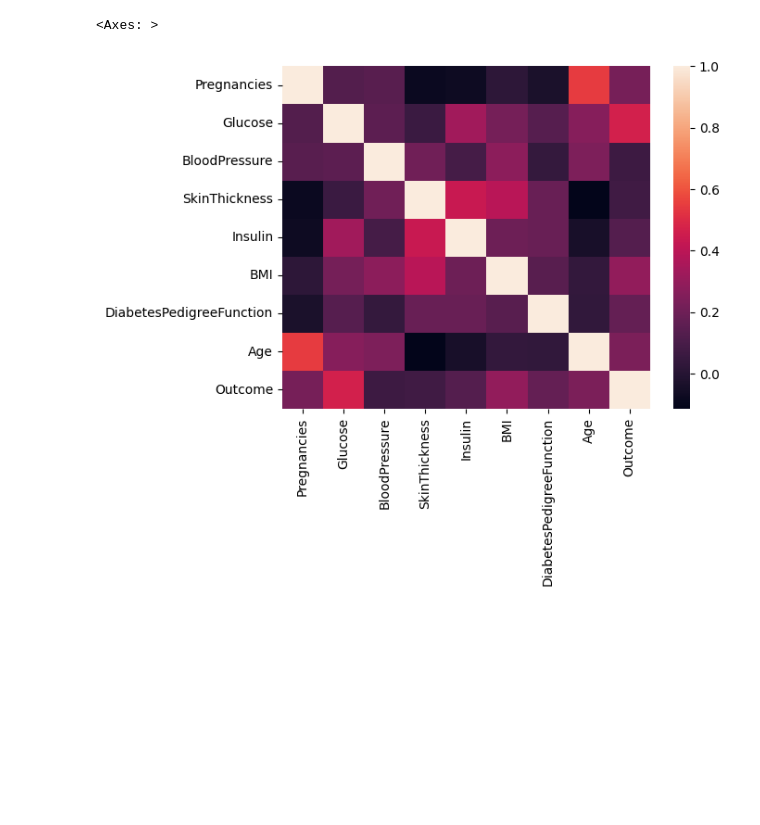
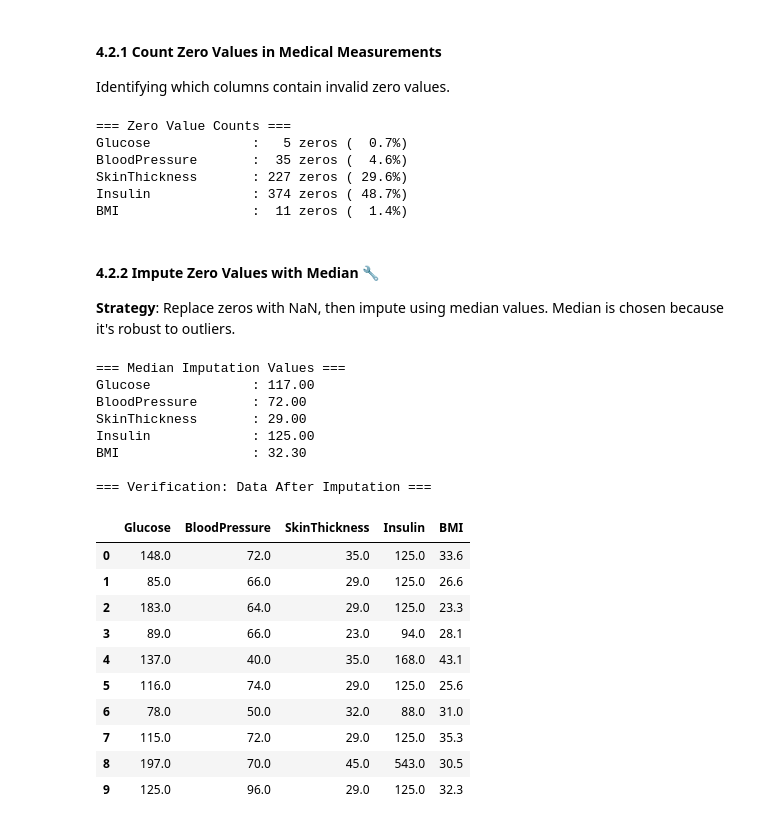
Before and after one commit to Osama-Abd-El-Mohsen/Diabetes-Risk-Predictor-ML, a Jupyter notebook: notebooks/01_EDA.ipynb, the cells around one changed output. Saved outputs shown, nothing was run; the diff lists cells and outputs as text; code cells hidden in the pictures; blank space fills up the shorter version.

```diff
--- a/notebooks/01_EDA.ipynb
+++ b/notebooks/01_EDA.ipynb
@@ -48,8 +153,60 @@ df.describe()
 | 50% | 3.000000 | 117.000000 | 72.000000 | 23.000000 | 30.500000 | 32.000000 | 0.372500 | 29.000000 | ... |
 | 75% | 6.000000 | 140.250000 | 80.000000 | 32.000000 | 127.250000 | 36.600000 | 0.626250 | 41.000000 | ... |
 | max | 17.000000 | 199.000000 | 122.000000 | 99.000000 | 846.000000 | 67.100000 | 2.420000 | 81.000000 | ... |
-# %%
-sns.heatmap(pd.DataFrame(df.corr()))
-# %% [output]
-<Axes: >
-[figure, removed]
+# %% [markdown]
+#### 4.2.1 Count Zero Values in Medical Measurements
+
+Identifying which columns contain invalid zero values.
+# %%
+# Columns that shouldn't have zero values
+cols = ["Glucose", "BloodPressure", "SkinThickness", "Insulin", "BMI"]
+
+print("=== Zero Value Counts ===")
+for col in cols:
+    zero_count = (df[col] == 0).sum()
+    zero_pct = (zero_count / len(df)) * 100
+    print(f"{col:20s}: {zero_count:3d} zeros ({zero_pct:5.1f}%)")
+# %% [output]
+=== Zero Value Counts ===
+Glucose             :   5 zeros (  0.7%)
+BloodPressure       :  35 zeros (  4.6%)
+SkinThickness       : 227 zeros ( 29.6%)
+Insulin             : 374 zeros ( 48.7%)
+BMI                 :  11 zeros (  1.4%)
+# %% [markdown]
+#### 4.2.2 Impute Zero Values with Median 🔧
+
+**Strategy**: Replace zeros with NaN, then impute using median values. Median is chosen because it's robust to outliers.
+# %%
+# Replace zeros with NaN
+df[cols] = df[cols].replace(0, np.nan)
+
+# Impute NaN values with median
+print("=== Median Imputation Values ===")
+for col in cols:
+    median_value = df[col].median()
+    df[col] = df[col].fillna(median_value)
+    print(f"{col:20s}: {median_value:.2f}")
+
+print("\n=== Verification: Data After Imputation ===")
+df[cols].head(10)
+# %% [output]
+=== Median Imputation Values ===
+Glucose             : 117.00
+BloodPressure       : 72.00
+SkinThickness       : 29.00
+Insulin             : 125.00
+BMI                 : 32.30
+
+=== Verification: Data After Imputation ===
+|  | Glucose | BloodPressure | SkinThickness | Insulin | BMI |
+| 0 | 148.0 | 72.0 | 35.0 | 125.0 | 33.6 |
+| 1 | 85.0 | 66.0 | 29.0 | 125.0 | 26.6 |
+| 2 | 183.0 | 64.0 | 29.0 | 125.0 | 23.3 |
+| 3 | 89.0 | 66.0 | 23.0 | 94.0 | 28.1 |
+| 4 | 137.0 | 40.0 | 35.0 | 168.0 | 43.1 |
+| 5 | 116.0 | 74.0 | 29.0 | 125.0 | 25.6 |
+| 6 | 78.0 | 50.0 | 32.0 | 88.0 | 31.0 |
+| 7 | 115.0 | 72.0 | 29.0 | 125.0 | 35.3 |
+| 8 | 197.0 | 70.0 | 45.0 | 543.0 | 30.5 |
+| 9 | 125.0 | 96.0 | 29.0 | 125.0 | 32.3 |
```
Also changed, not shown: parts of 25 cells of this notebook.
